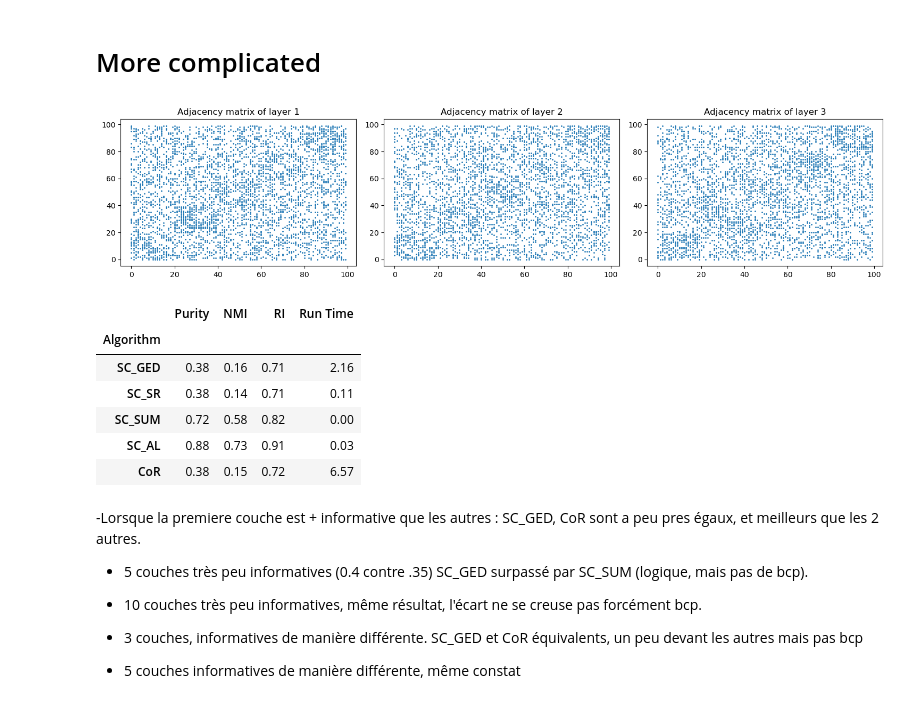
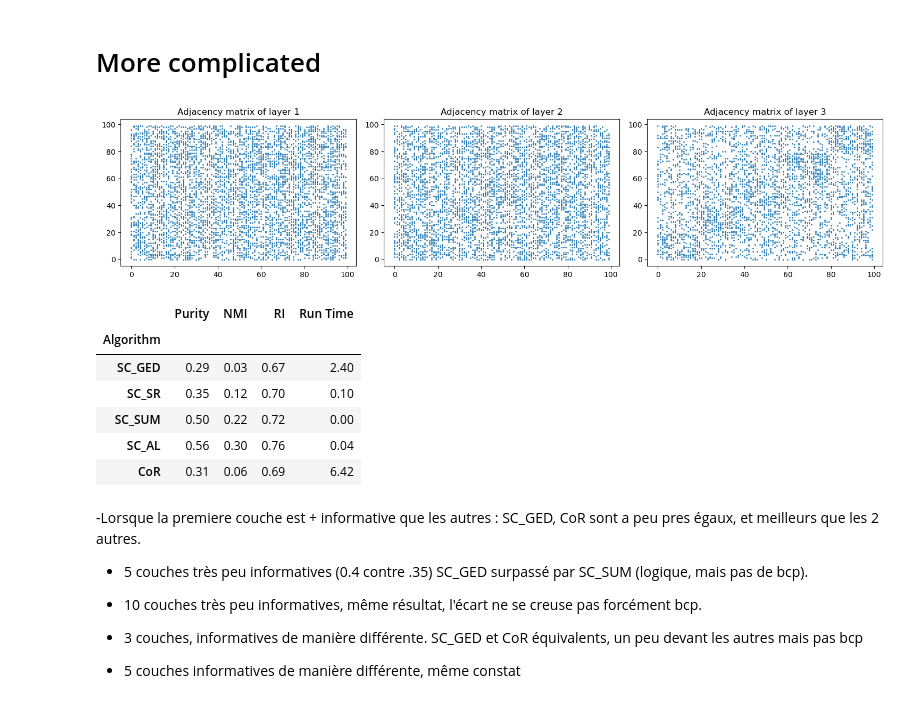
Before and after one commit to meilame-tayebjee/Multilayer-Graph-Clustering, a Jupyter notebook: Run.ipynb, the cells around one changed output. Cells and saved outputs as stored; diff of their text form; code cells hidden in the pictures.

```diff
--- a/Run.ipynb
+++ b/Run.ipynb
@@ -84,37 +84,37 @@ True assignment  [0 0 0 0 0 0 0 0 0 0 0 0 0 0 0 0 0 0 0 0 1 1 1 1 1 1 1 1 1 1 1
 # %%
 n = 100
 M = 3
 k = 5
 
 p = MEDIUM
 
 prob = np.full((k,M),0.5)
 #prob[:,2] = np.array(k*[0.8])
 #prob[:,3] = np.array(k*[0.8])
 
 
-prob_prime1 = np.full((k,k),0.3)
-prob_prime2 = np.full((k,k),0.3)
+prob_prime1 = np.full((k,k),0.4)
+prob_prime2 = np.full((k,k),0.4)
 #prob_prime3 = np.full((k,k),0.8)
 #prob_prime4 = np.full((k,k),0.8)
 prob_prime5 = np.full((k,k),0.3)
 
 prob_prime = np.stack((prob_prime1,prob_prime2,prob_prime5),axis=2)
 clusters_size = k*[20]
 
 matrix,index_cluster = graphCreation(n,M,k,clusters_size,prob,prob_prime, plot_adj = True)
 
 results = runResults(matrix, true_clusters, k, algorithms, metrics)
 results
 # %% [output]
-[figure, old version]
+[figure, new version]
 |  | Purity | NMI | RI | Run Time |
 | Algorithm |  |  |  |  |
-| SC_GED | 0.38 | 0.16 | 0.71 | 2.16 |
-| SC_SR | 0.38 | 0.14 | 0.71 | 0.11 |
-| SC_SUM | 0.72 | 0.58 | 0.82 | 0.00 |
-| SC_AL | 0.88 | 0.73 | 0.91 | 0.03 |
-| CoR | 0.38 | 0.15 | 0.72 | 6.57 |
+| SC_GED | 0.29 | 0.03 | 0.67 | 2.40 |
+| SC_SR | 0.35 | 0.12 | 0.70 | 0.10 |
+| SC_SUM | 0.50 | 0.22 | 0.72 | 0.00 |
+| SC_AL | 0.56 | 0.30 | 0.76 | 0.04 |
+| CoR | 0.31 | 0.06 | 0.69 | 6.42 |
 # %% [markdown]
 -Lorsque la premiere couche est + informative que les autres : SC_GED, CoR sont a peu pres égaux, et meilleurs que les 2 autres.
 
```
Also changed, not shown: parts of 7 cells of this notebook, 1 other file.
